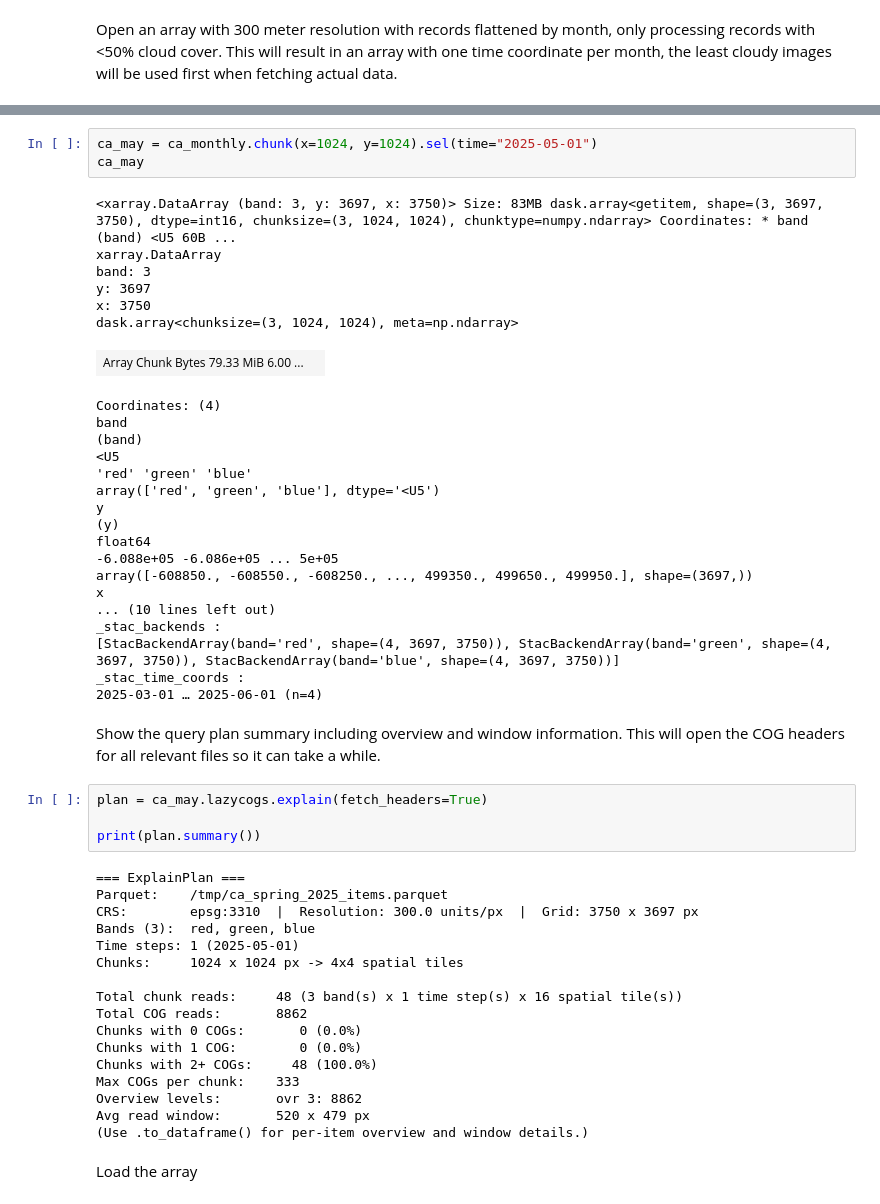
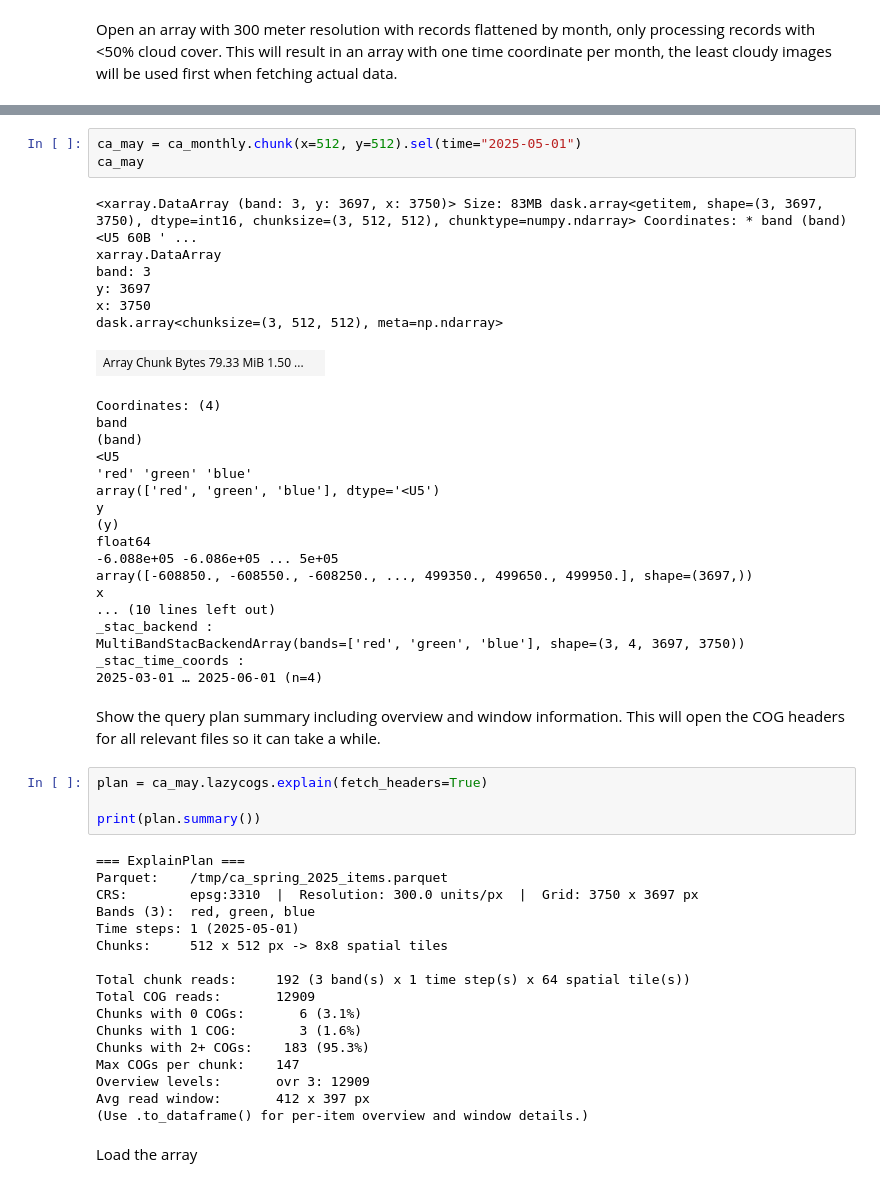
Before and after one commit to developmentseed/lazycogs, a Jupyter notebook: docs/demo.ipynb, the cells around one changed output, grey strips where cells are left out. Saved outputs shown, nothing was run; the diff lists cells and outputs as text.

```diff
--- a/docs/demo.ipynb
+++ b/docs/demo.ipynb
@@ -225,15 +225,15 @@ Attributes:
     _stac_time_coords:  2025-03-01 … 2025-06-01 (n=4)
 # %%
-ca_may = ca_monthly.chunk(x=1024, y=1024).sel(time="2025-05-01")
+ca_may = ca_monthly.chunk(x=512, y=512).sel(time="2025-05-01")
 ca_may
 # %% [output]
-<xarray.DataArray (band: 3, y: 3697, x: 3750)> Size: 83MB dask.array<getitem, shape=(3, 3697, 3750), dtype=int16, chunksize=(3, 1024, 1024), chunktype=numpy.ndarray> Coordinates: * band (band) <U5 60B ...
+<xarray.DataArray (band: 3, y: 3697, x: 3750)> Size: 83MB dask.array<getitem, shape=(3, 3697, 3750), dtype=int16, chunksize=(3, 512, 512), chunktype=numpy.ndarray> Coordinates: * band (band) <U5 60B ' ...
 xarray.DataArray
 band: 3
 y: 3697
 x: 3750
-dask.array<chunksize=(3, 1024, 1024), meta=np.ndarray>
+dask.array<chunksize=(3, 512, 512), meta=np.ndarray>
-| Array Chunk Bytes 79.33 MiB 6.00 ... |  |
+| Array Chunk Bytes 79.33 MiB 1.50 ... |  |
 Coordinates: (4)
 band
 (band)
@@ -247,8 +247,8 @@ float64
 array([-608850., -608550., -608250., ..., 499350., 499650., 499950.], shape=(3697,))
 x
 ... (10 lines left out)
-_stac_backends :
-[StacBackendArray(band='red', shape=(4, 3697, 3750)), StacBackendArray(band='green', shape=(4, 3697, 3750)), StacBackendArray(band='blue', shape=(4, 3697, 3750))]
+_stac_backend :
+MultiBandStacBackendArray(bands=['red', 'green', 'blue'], shape=(3, 4, 3697, 3750))
 _stac_time_coords :
 2025-03-01 … 2025-06-01 (n=4)
 # %% [markdown]
@@ -263,16 +263,16 @@ Parquet:    /tmp/ca_spring_2025_items.parquet
 CRS:        epsg:3310  |  Resolution: 300.0 units/px  |  Grid: 3750 x 3697 px
 Bands (3):  red, green, blue
 Time steps: 1 (2025-05-01)
-Chunks:     1024 x 1024 px -> 4x4 spatial tiles
+Chunks:     512 x 512 px -> 8x8 spatial tiles
 
-Total chunk reads:     48 (3 band(s) x 1 time step(s) x 16 spatial tile(s))
-Total COG reads:       8862
-Chunks with 0 COGs:       0 (0.0%)
-Chunks with 1 COG:        0 (0.0%)
-Chunks with 2+ COGs:     48 (100.0%)
-Max COGs per chunk:    333
-Overview levels:       ovr 3: 8862
-Avg read window:       520 x 479 px
+Total chunk reads:     192 (3 band(s) x 1 time step(s) x 64 spatial tile(s))
+Total COG reads:       12909
+Chunks with 0 COGs:       6 (3.1%)
+Chunks with 1 COG:        3 (1.6%)
+Chunks with 2+ COGs:    183 (95.3%)
+Max COGs per chunk:    147
+Overview levels:       ovr 3: 12909
+Avg read window:       412 x 397 px
 (Use .to_dataframe() for per-item overview and window details.)
 # %% [markdown]
 Load the array
```
Also changed, not shown: parts of 8 cells of this notebook, 6 other files.
